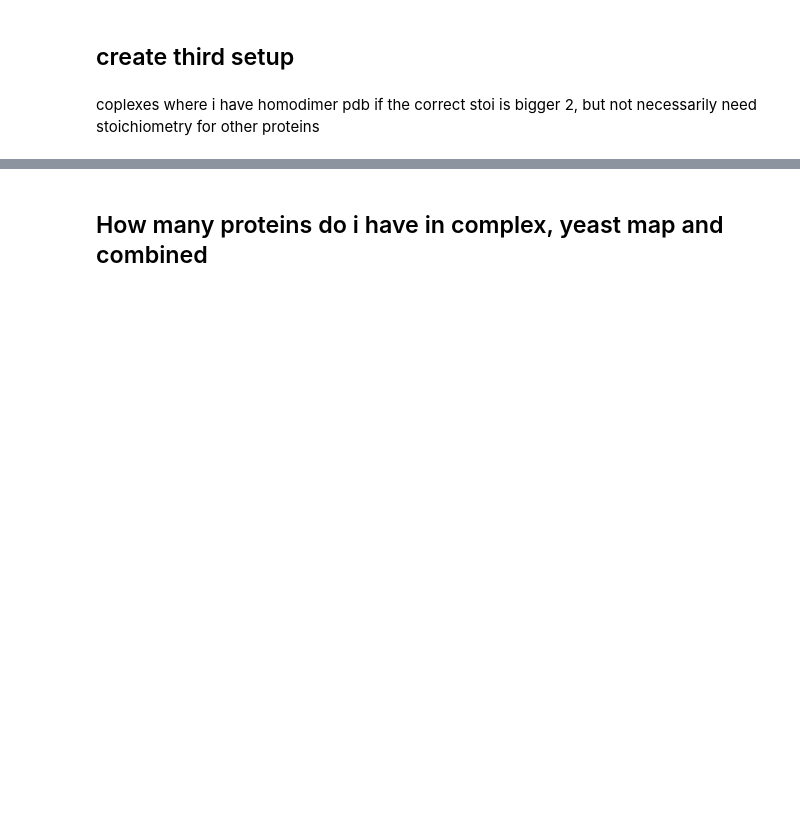
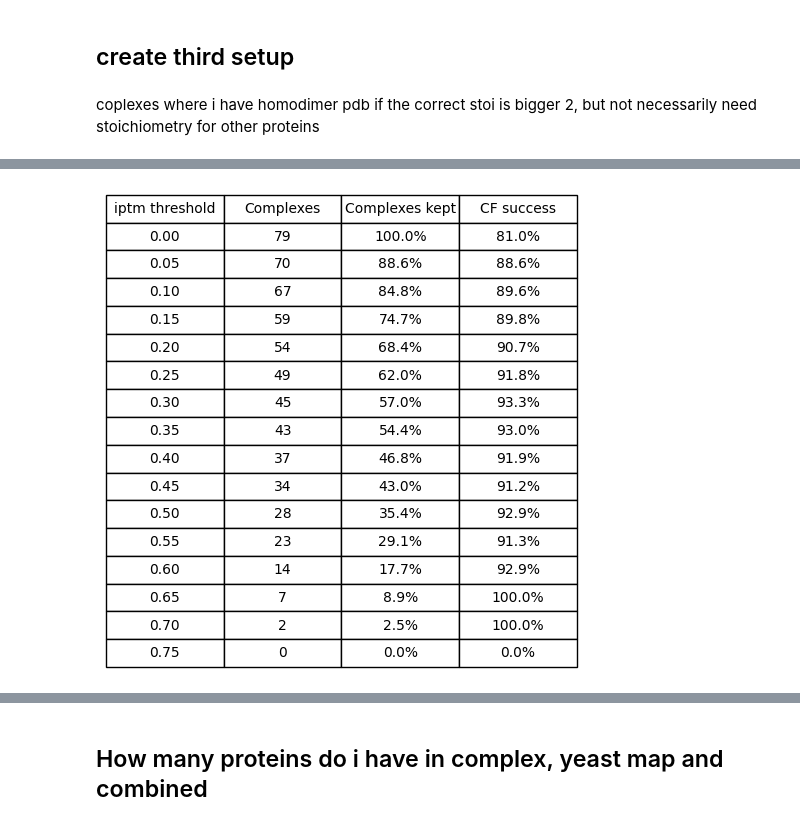
Before and after one commit to Kim-Dammer/master_thesis, a Jupyter notebook: notebooks/05_generate_CF_set.ipynb, the cells around one changed output, grey strips where cells are left out. Saved outputs shown, nothing was run; the diff lists cells and outputs as text; code cells hidden in the pictures; blank space fills up the shorter version.

```diff
--- a/notebooks/05_generate_CF_set.ipynb
+++ b/notebooks/05_generate_CF_set.ipynb
@@ -366,0 +619,42 @@ all_pdb_present = all_pdb_present.filter(pl.col("stoichiometry_known") == True).
+# %%
+import numpy as np
+import matplotlib.pyplot as plt
+
+n_total = no_homodimer_with_iptm["#Complex ac"].n_unique()
+
+thresholds = [round(t, 2) for t in np.arange(0.0, 0.76, 0.05)]
+
+rows = []
+for t in thresholds:
+    complex_stats = (
+        no_homodimer_with_iptm
+        .group_by(["comb_fold_submission", "#Complex ac", "combfold_successfully"])
+        .agg([
+            pl.col("chain_pair_iptm_mean_corrected").count().alias("n_pairs"),
+            (pl.col("chain_pair_iptm_mean_corrected") < t).sum().alias("n_below"),
+        ])
+        .with_columns(
+            (pl.col("n_below") / pl.col("n_pairs")).alias("frac_below")
+        )
+        .filter(pl.col("frac_below") < 0.5)
+    )
+    n = complex_stats.height
+    n_s = complex_stats.filter(pl.col("combfold_successfully") == True).height
+    pct = round(100 * n_s / n, 1) if n > 0 else 0
+    pct_kept = round(100 * n / n_total, 1)
+    rows.append([f"{t:.2f}", str(n), f"{pct_kept:.1f}%", f"{pct:.1f}%"])
+
+fig, ax = plt.subplots(figsize=(5, 5))
+ax.axis("off")
+
+col_labels = ["iptm threshold", "Complexes", "Complexes kept", "CF success"]
+table = ax.table(cellText=rows, colLabels=col_labels, loc="center", cellLoc="center")
+table.auto_set_font_size(False)
+table.set_fontsize(10)
+table.scale(1.2, 1.4)
+
+
+plt.tight_layout()
+plt.show()
+# %% [output]
+[figure, added]
```
Also changed, not shown: parts of 24 cells of this notebook, 10 other files.
